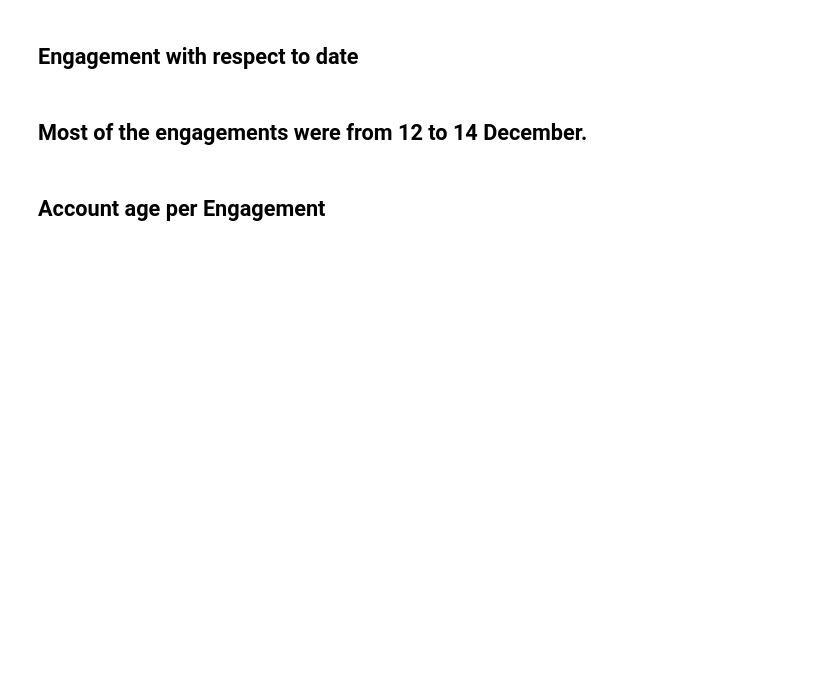
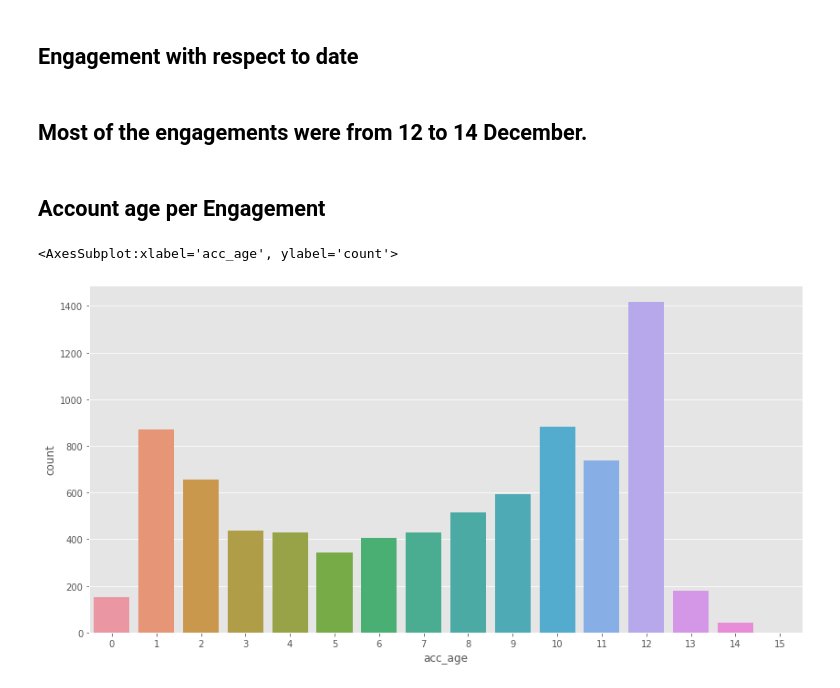
Before and after one commit to prashant5698/sentiment-prediction-pfizer-DA--300, a Jupyter notebook: notebook.ipynb, the cells around one changed output. Saved outputs shown, nothing was run; the diff lists cells and outputs as text; code cells hidden in the pictures; blank space fills up the shorter version.

```diff
--- a/notebook.ipynb
+++ b/notebook.ipynb
@@ -418,3 +421,10 @@ fig.show()
 # %%
 age=df.groupby('acc_age',as_index=False).agg({'total_engagement':'sum'})
 px.line(age,x='acc_age',y='total_engagement',labels={'x':'age','y':'engagement'})
+# %%
+import seaborn as sns
+plt.figure(figsize=(14,7))
+sns.countplot(x='acc_age',data=df_copy)
+# %% [output]
+<AxesSubplot:xlabel='acc_age', ylabel='count'>
+[figure, added]
```
Also changed, not shown: parts of 17 cells of this notebook.
